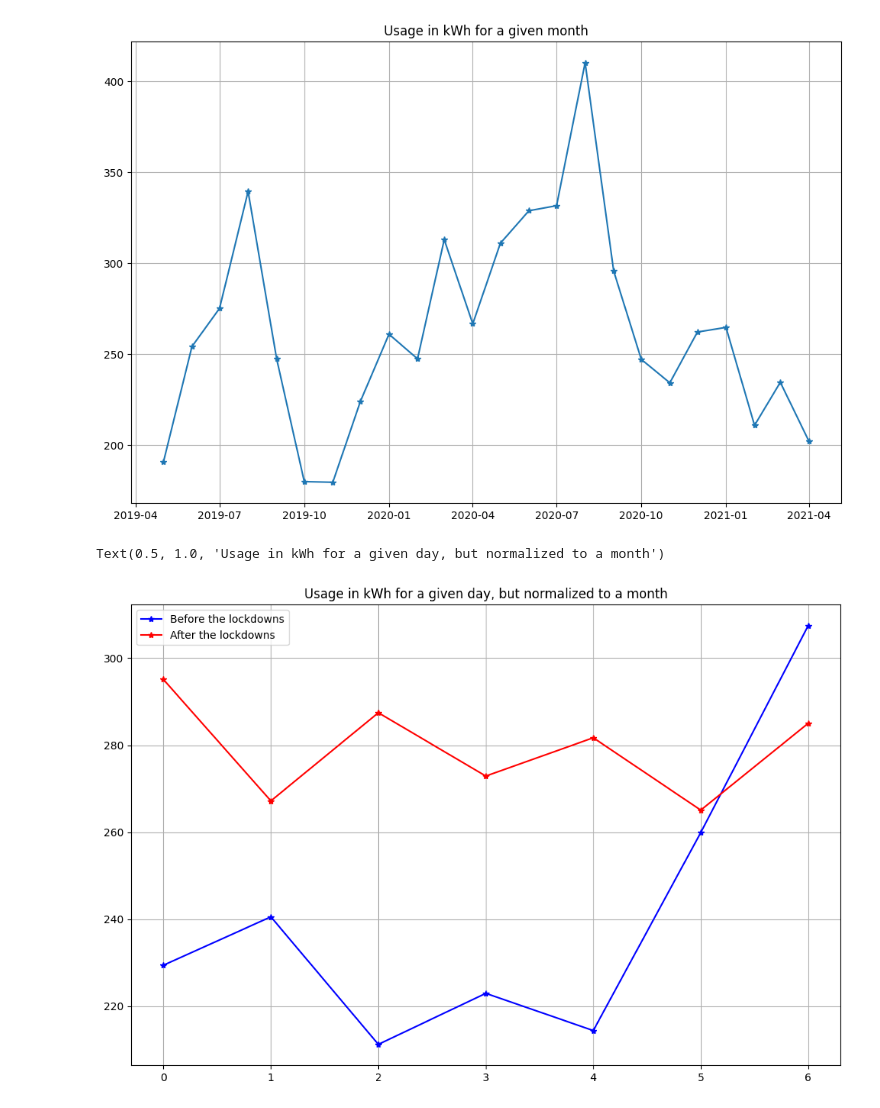
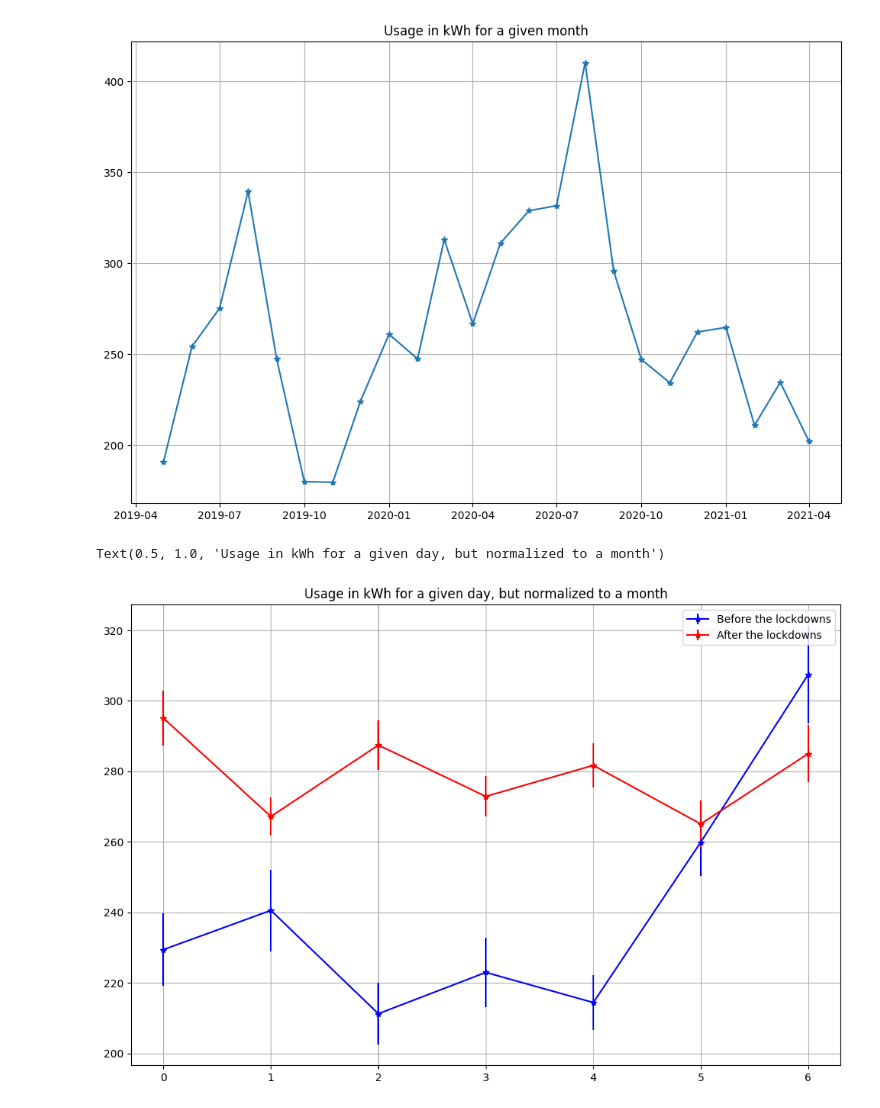
Before and after one commit to tonybruguier/sandbox, a Jupyter notebook: solar_analysis/solar_analysis.ipynb, the cells around one changed output. Saved outputs shown, nothing was run; the diff lists cells and outputs as text; code cells hidden in the pictures.

Commit message:
Error bars

```diff
--- a/solar_analysis/solar_analysis.ipynb
+++ b/solar_analysis/solar_analysis.ipynb
@@ -63,24 +65,24 @@ Text(0.5, 1.0, 'Usage in kWh for a given month')
 # %%
 # Plot by day of the week, before and after the lockdowns
 xs = []
 ys_before = []
 ys_after = []
 
-def _average_per_day(x):
-    return sum(x) / len(x) * 24.0 * 365.0 / 12.0
+def _renorm(x):
+    return (np.average(x) * 24.0 * 365.0 / 12.0, np.std(x) * 24.0 * 365.0 / 12.0 / math.sqrt(len(x) - 1),)
 
 for day_of_week in range(7):  # 0=Monday, 6=Sunday
     xs.append(day_of_week)
-    ys_before.append(_average_per_day([x[2] for x in data if x[0].weekday() == day_of_week and x[0] < date(2020, 3, 17)]))
-    ys_after.append(_average_per_day([x[2] for x in data if x[0].weekday() == day_of_week and x[0] >= date(2020, 3, 17)]))
+    ys_before.append(_renorm([x[2] for x in data if x[0].weekday() == day_of_week and x[0] < date(2020, 3, 17)]))
+    ys_after.append(_renorm([x[2] for x in data if x[0].weekday() == day_of_week and x[0] >= date(2020, 3, 17)]))
 
 fig = plt.figure(figsize=(12,8), dpi=100)
-plt.plot(xs, ys_before, '-*b')
-plt.plot(xs, ys_after, '-*r')
+plt.errorbar(xs, [y[0] for y in ys_before], [y[1] for y in ys_before], fmt='-*b')
+plt.errorbar(xs, [y[0] for y in ys_after], [y[1] for y in ys_after], fmt='-*r')
 plt.grid()
 
 plt.legend(['Before the lockdowns', 'After the lockdowns'])
 plt.title('Usage in kWh for a given day, but normalized to a month')
 # %% [output]
 Text(0.5, 1.0, 'Usage in kWh for a given day, but normalized to a month')
-[figure, old version]
+[figure, new version]
```
Also changed, not shown: parts of 1 cell of this notebook.
